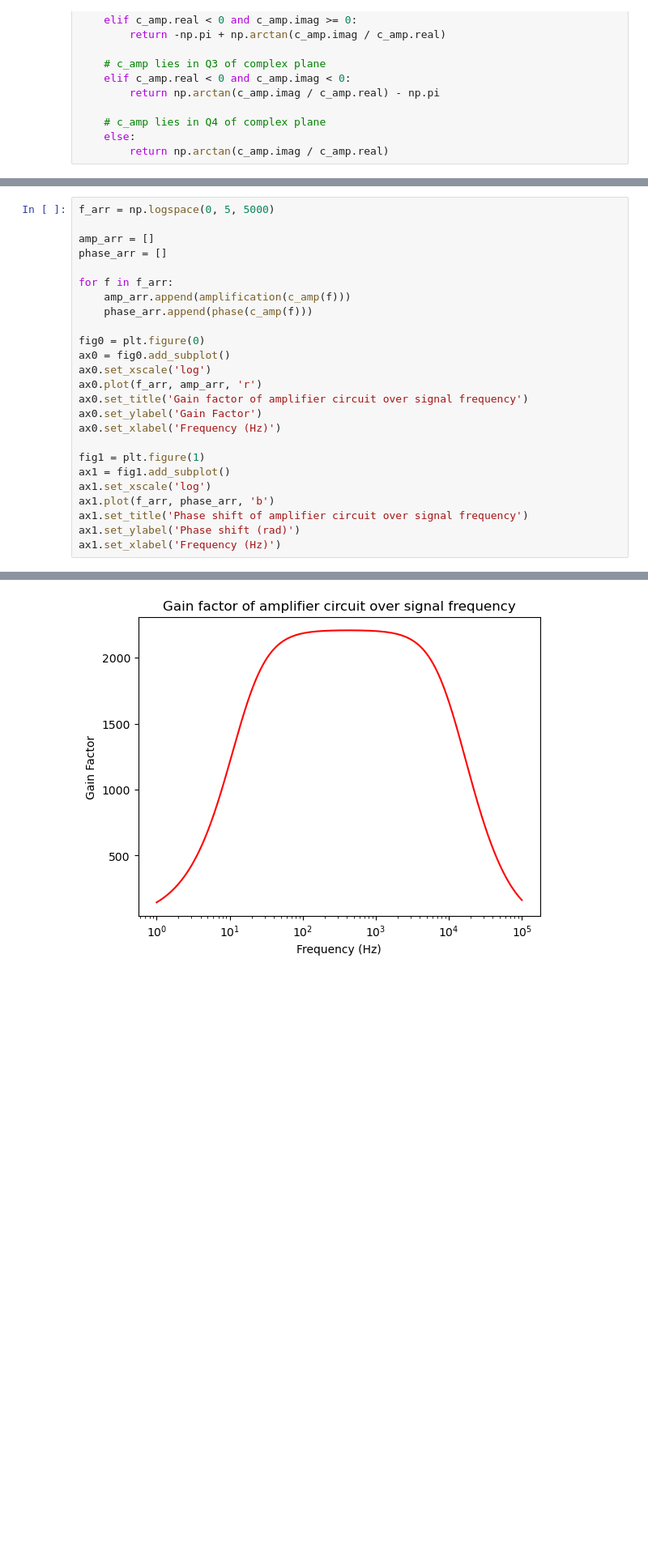
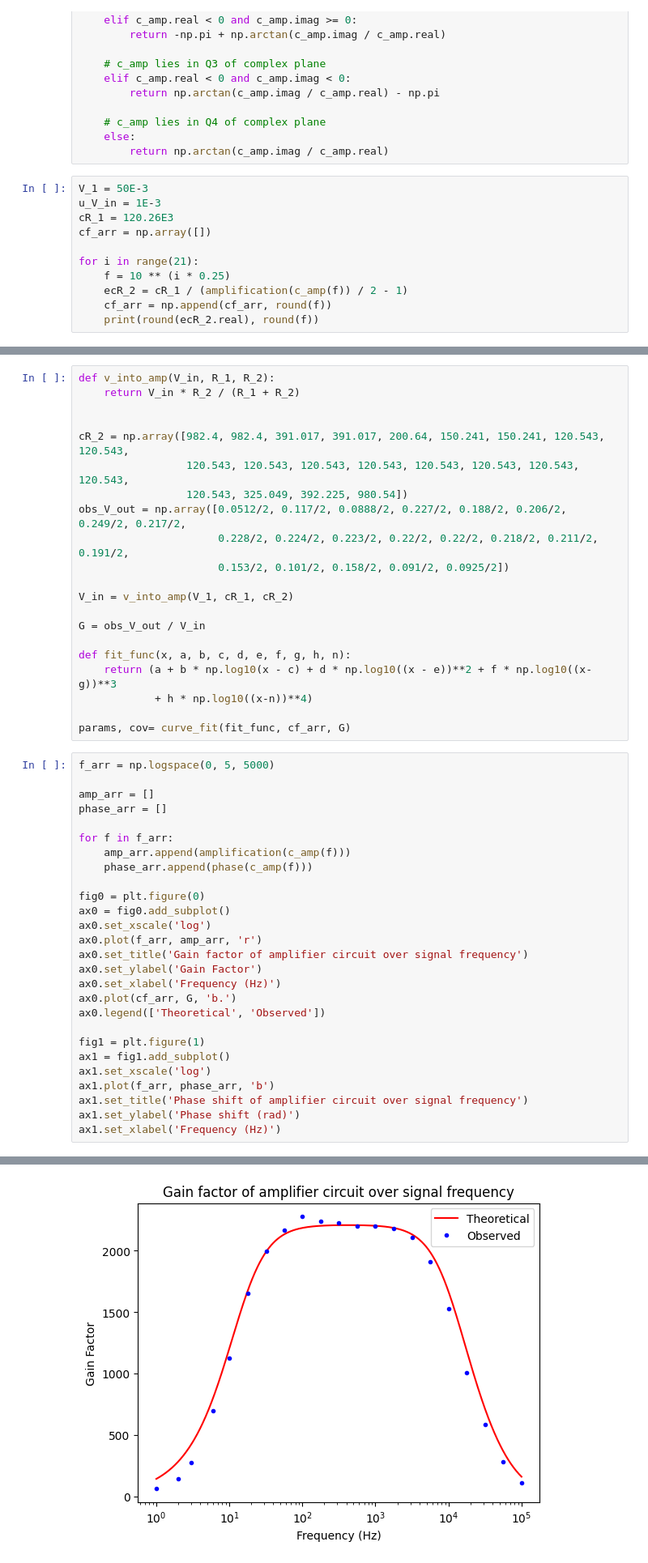
Before and after one commit to loganmachale/PHYS-309, a Jupyter notebook: amplifier_calculations.ipynb, the cells around one changed output, grey strips where cells are left out. Shown at 81% size. Drawn from its saved outputs; the diff is of its cells as text; blank space fills up the shorter version.

```diff
--- a/amplifier_calculations.ipynb
+++ b/amplifier_calculations.ipynb
@@ -73,3 +74,14 @@ def phase(c_amp):
     # c_amp lies in Q4 of complex plane
     else:
         return np.arctan(c_amp.imag / c_amp.real)
+# %%
+V_1 = 50E-3
+u_V_in = 1E-3
+cR_1 = 120.26E3
+cf_arr = np.array([])
+
+for i in range(21):
+    f = 10 ** (i * 0.25)
+    ecR_2 = cR_1 / (amplification(c_amp(f)) / 2 - 1)
+    cf_arr = np.append(cf_arr, round(f))
+    print(round(ecR_2.real), round(f))
@@ -76,29 +106,52 @@ def phase(c_amp):
+# %%
+def v_into_amp(V_in, R_1, R_2):
+    return V_in * R_2 / (R_1 + R_2)
+
+
+cR_2 = np.array([982.4, 982.4, 391.017, 391.017, 200.64, 150.241, 150.241, 120.543, 120.543,
+                 120.543, 120.543, 120.543, 120.543, 120.543, 120.543, 120.543, 120.543,
+                 120.543, 325.049, 392.225, 980.54])
+obs_V_out = np.array([0.0512/2, 0.117/2, 0.0888/2, 0.227/2, 0.188/2, 0.206/2, 0.249/2, 0.217/2,
+                      0.228/2, 0.224/2, 0.223/2, 0.22/2, 0.22/2, 0.218/2, 0.211/2, 0.191/2,
+                      0.153/2, 0.101/2, 0.158/2, 0.091/2, 0.0925/2])
+
+V_in = v_into_amp(V_1, cR_1, cR_2)
+
+G = obs_V_out / V_in
+
+def fit_func(x, a, b, c, d, e, f, g, h, n):
+    return (a + b * np.log10(x - c) + d * np.log10((x - e))**2 + f * np.log10((x-g))**3
+            + h * np.log10((x-n))**4)
+
+params, cov= curve_fit(fit_func, cf_arr, G)
 # %%
 f_arr = np.logspace(0, 5, 5000)
 
 amp_arr = []
 phase_arr = []
 
 for f in f_arr:
     amp_arr.append(amplification(c_amp(f)))
     phase_arr.append(phase(c_amp(f)))
 
 fig0 = plt.figure(0)
 ax0 = fig0.add_subplot()
 ax0.set_xscale('log')
 ax0.plot(f_arr, amp_arr, 'r')
 ax0.set_title('Gain factor of amplifier circuit over signal frequency')
 ax0.set_ylabel('Gain Factor')
 ax0.set_xlabel('Frequency (Hz)')
+ax0.plot(cf_arr, G, 'b.')
+ax0.legend(['Theoretical', 'Observed'])
 
 fig1 = plt.figure(1)
 ax1 = fig1.add_subplot()
 ax1.set_xscale('log')
 ax1.plot(f_arr, phase_arr, 'b')
 ax1.set_title('Phase shift of amplifier circuit over signal frequency')
 ax1.set_ylabel('Phase shift (rad)')
 ax1.set_xlabel('Frequency (Hz)')
 # %% [output]
 Text(0.5, 0, 'Frequency (Hz)')
-[figure, old version]
+[figure, new version]
 [figure]
```
Also changed, not shown: parts of 3 cells of this notebook.
